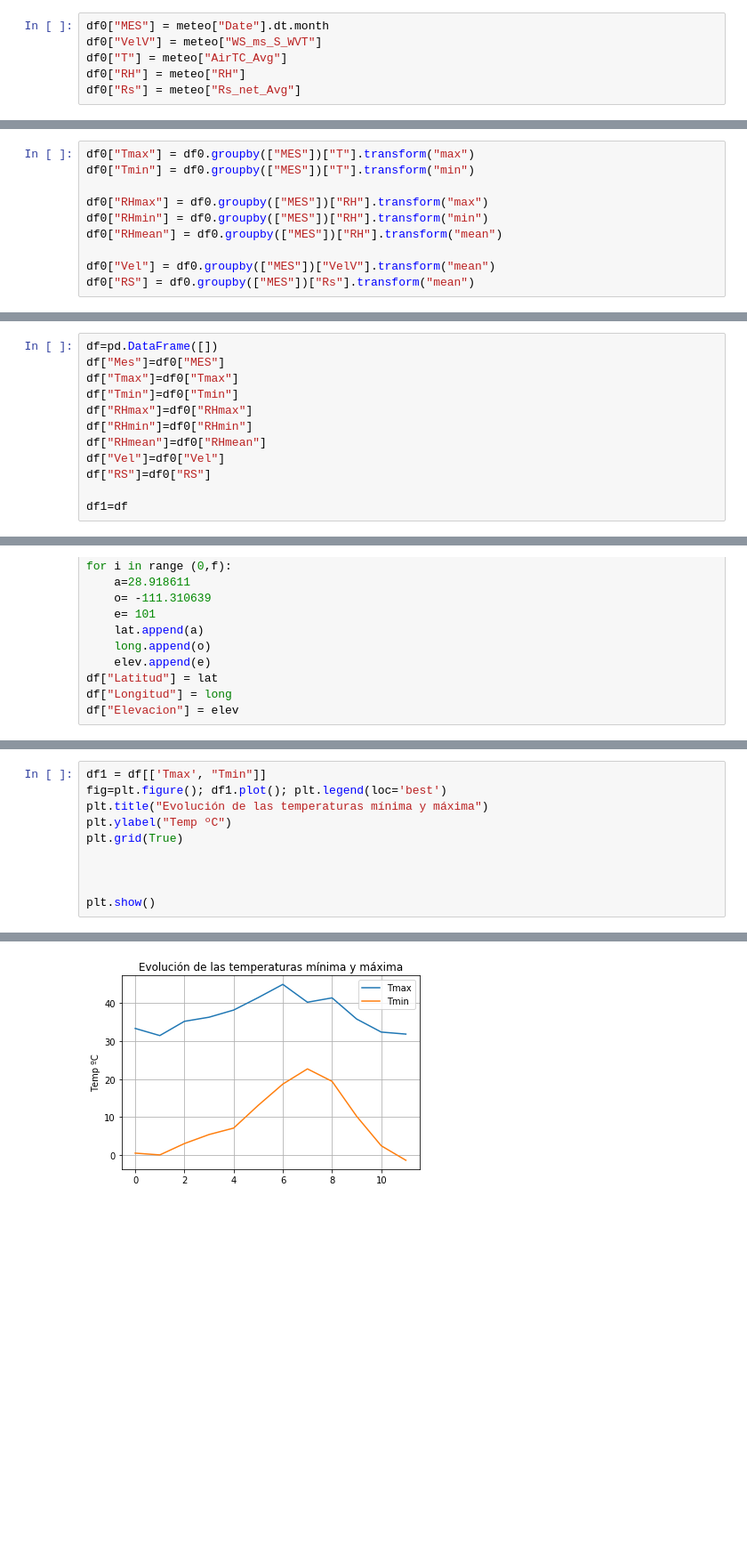
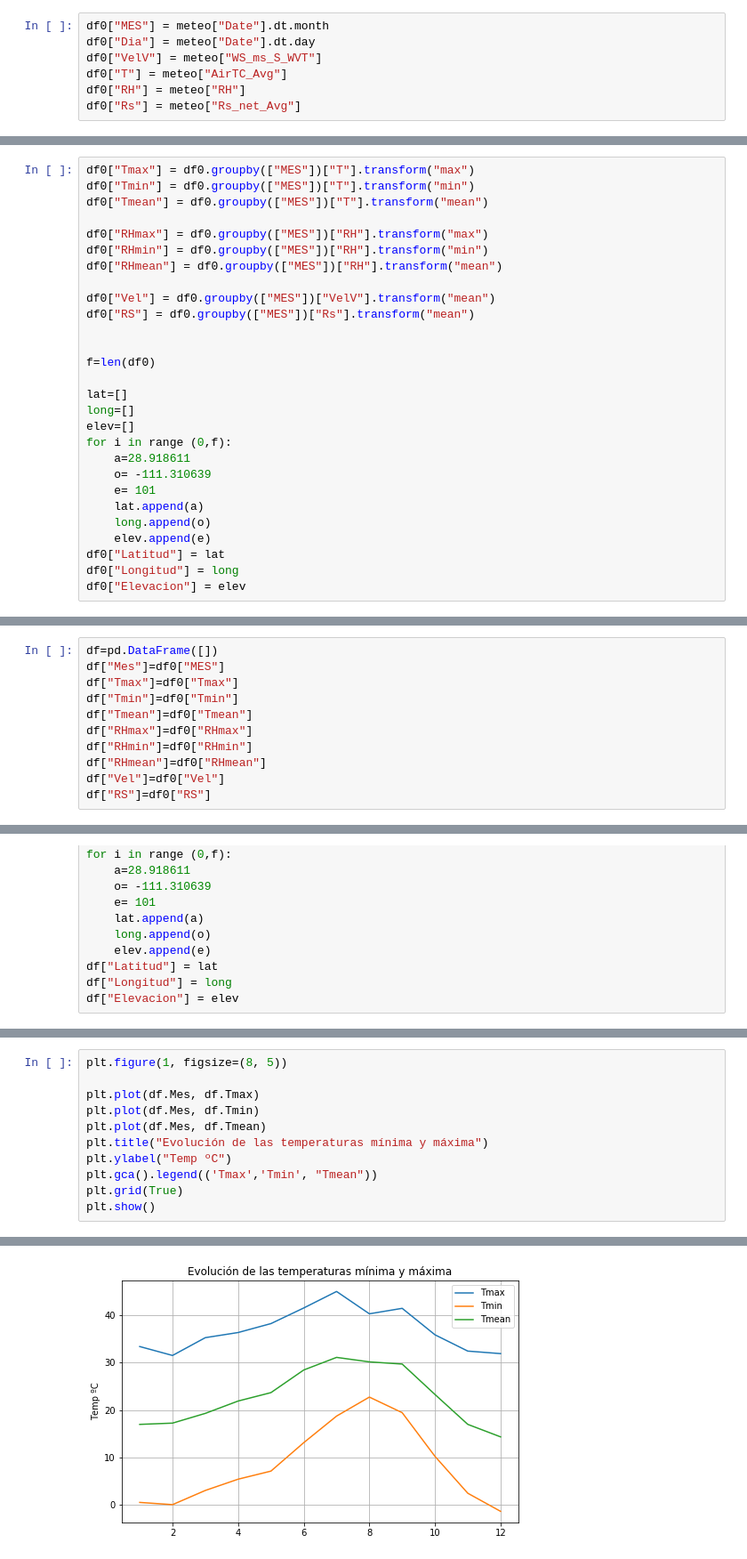
Before and after one commit to FidelNavarro/computacional, a Jupyter notebook: examen2/examen2.ipynb, the cells around one changed output, grey strips where cells are left out. Shown at 89% size. Cells and saved outputs as stored; diff of their text form; blank space fills up the shorter version.

```diff
--- a/examen2/examen2.ipynb
+++ b/examen2/examen2.ipynb
@@ -32,6 +43,7 @@ df0=pd.DataFrame([])
 #df0=pd.DataFrame({"TIME" : df0.TIMESTAMP,"TEMP" : df0.AirTC_Avg})
 # %%
 df0["MES"] = meteo["Date"].dt.month
+df0["Dia"] = meteo["Date"].dt.day
 df0["VelV"] = meteo["WS_ms_S_WVT"]
 df0["T"] = meteo["AirTC_Avg"]
 df0["RH"] = meteo["RH"]
@@ -48,6 +60,7 @@ df0.head()
 # %%
 df0["Tmax"] = df0.groupby(["MES"])["T"].transform("max")
 df0["Tmin"] = df0.groupby(["MES"])["T"].transform("min")
+df0["Tmean"] = df0.groupby(["MES"])["T"].transform("mean")
 
 df0["RHmax"] = df0.groupby(["MES"])["RH"].transform("max")
 df0["RHmin"] = df0.groupby(["MES"])["RH"].transform("min")
@@ -55,6 +68,23 @@ df0["RHmean"] = df0.groupby(["MES"])["RH"].transform("mean")
 
 df0["Vel"] = df0.groupby(["MES"])["VelV"].transform("mean")
 df0["RS"] = df0.groupby(["MES"])["Rs"].transform("mean")
+
+
+f=len(df0)
+
+lat=[]
+long=[]
+elev=[]
+for i in range (0,f):
+    a=28.918611
+    o= -111.310639
+    e= 101
+    lat.append(a)
+    long.append(o)
+    elev.append(e)
+df0["Latitud"] = lat
+df0["Longitud"] = long
+df0["Elevacion"] = elev
 # %%
 df0.head()
 # %% [output]
@@ -69,13 +99,12 @@ df=pd.DataFrame([])
 df["Mes"]=df0["MES"]
 df["Tmax"]=df0["Tmax"]
 df["Tmin"]=df0["Tmin"]
+df["Tmean"]=df0["Tmean"]
 df["RHmax"]=df0["RHmax"]
 df["RHmin"]=df0["RHmin"]
 df["RHmean"]=df0["RHmean"]
 df["Vel"]=df0["Vel"]
 df["RS"]=df0["RS"]
-
-df1=df
 # %%
 df.head()
 # %% [output]
@@ -121,11 +150,12 @@ df
 # %%
-df1 = df[['Tmax', "Tmin"]]
-fig=plt.figure(); df1.plot(); plt.legend(loc='best')
+plt.figure(1, figsize=(8, 5))
+
+plt.plot(df.Mes, df.Tmax)
+plt.plot(df.Mes, df.Tmin)
+plt.plot(df.Mes, df.Tmean)
 plt.title("Evolución de las temperaturas mínima y máxima")
 plt.ylabel("Temp ºC")
+plt.gca().legend(('Tmax','Tmin', "Tmean"))
 plt.grid(True)
-
-
-
 plt.show()
 # %% [output]
@@ -133 +162 @@ plt.show()
-[figure, old version]
+[figure, new version]
```
Also changed, not shown: parts of 22 cells of this notebook, 1 other file.
